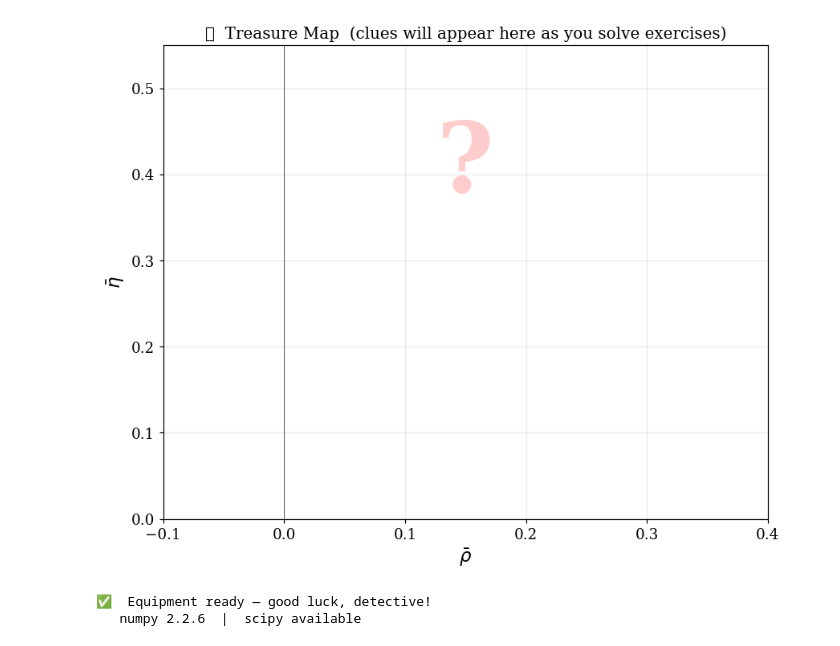
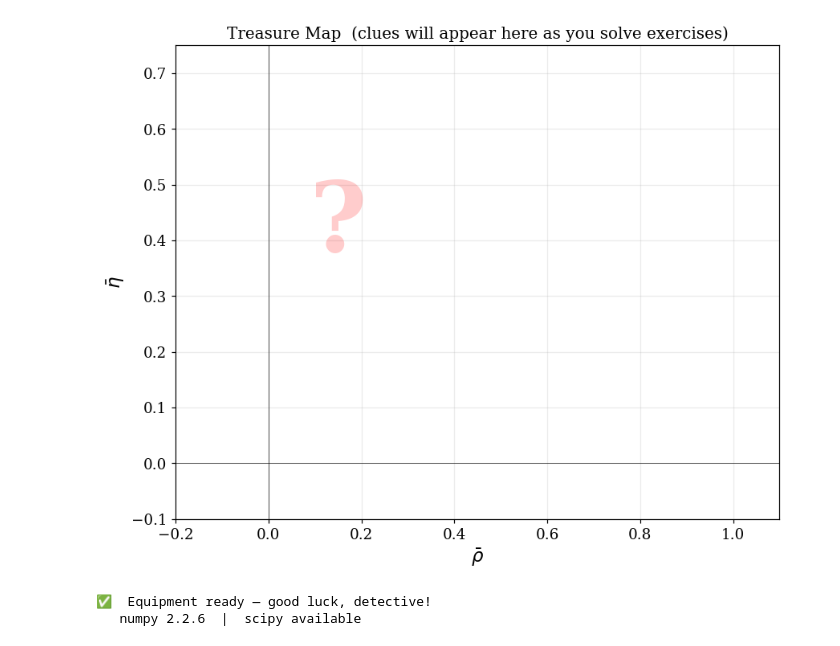
Before and after one commit to flavio-archilli/ckm_hunt, a Jupyter notebook: CKM_triangle_hunt.ipynb, the cells around one changed output. Drawn from its saved outputs; the diff is of its cells as text; code cells hidden in the pictures.

```diff
--- a/CKM_triangle_hunt.ipynb
+++ b/CKM_triangle_hunt.ipynb
@@ -88,8 +88,8 @@ class TreasureHunt:
 hunt = TreasureHunt()
 
 # ── Live treasure map ────────────────────────────────────────
-RHO_LIM = (-0.10, 0.40)
-ETA_LIM = (0.0,  0.55)
+RHO_LIM = (-0.20, 1.1)
+ETA_LIM = (-0.10, 0.75)
 
 _rho_v = np.linspace(*RHO_LIM, 300)
 _eta_v = np.linspace(*ETA_LIM, 300)
@@ -99,33 +99,33 @@ def show_map(title="🗺️  Treasure Map", new=True):
     """Re-draw the accumulating treasure map."""
     fig, ax = plt.subplots(figsize=(8, 6.5))
     ax.set_xlim(*RHO_LIM); ax.set_ylim(*ETA_LIM)
     ax.set_xlabel(r'$\bar{\rho}$', fontsize=15)
     ax.set_ylabel(r'$\bar{\eta}$', fontsize=15)
     ax.set_title(title, fontsize=13)
     ax.grid(True, alpha=0.25)
     ax.axhline(0, color='k', lw=0.4)
     ax.axvline(0, color='k', lw=0.4)
     # watermark
     ax.text(0.15, 0.38, "?", fontsize=80, alpha=0.20, ha='center',
             color='red', fontweight='bold')
     legend_handles = []
     for name, (fn, val, err, col) in hunt._bands.items():
         F = np.vectorize(fn)(RHO_G, ETA_G)
         mask = np.abs(F - val) < err
         ax.contourf(RHO_G, ETA_G, mask.astype(float),
                     levels=[0.5, 1.5], colors=[col], alpha=0.30)
         ax.contour(RHO_G, ETA_G, F, levels=[val],
                    colors=[col], linewidths=1.6, linestyles='--')
         legend_handles.append(
             mpatches.Patch(facecolor=col, alpha=0.5, label=name))
     if legend_handles:
         ax.legend(handles=legend_handles, loc='upper right', fontsize=10)
     plt.tight_layout(); plt.show()
 
 show_map("Treasure Map  (clues will appear here as you solve exercises)")
 print("✅  Equipment ready — good luck, detective!")
 print(f"   numpy {np.__version__}  |  scipy available")
 # %% [output]
-[figure, old version]
+[figure, new version]
 ✅  Equipment ready — good luck, detective!
    numpy 2.2.6  |  scipy available
```
Also changed, not shown: parts of 5 cells of this notebook, 1 other file.
